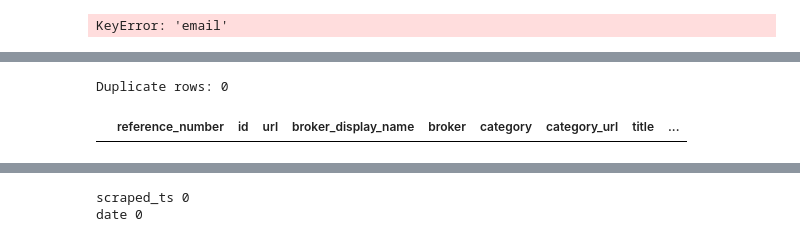
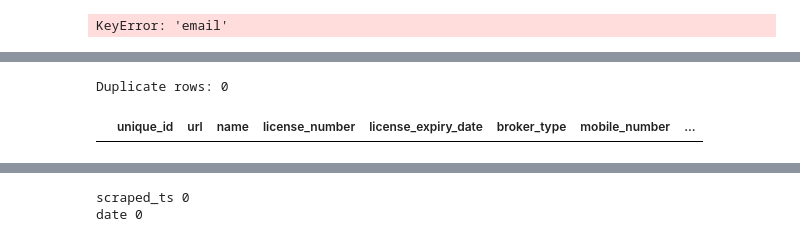
Before and after one commit to Devika-p-das/hw-training, a Jupyter notebook: 2026-07-27/qa.ipynb, the cells around one changed output, grey strips where cells are left out. Cells and saved outputs as stored; diff of their text form; code cells hidden in the pictures.

```diff
--- a/2026-07-27/qa.ipynb
+++ b/2026-07-27/qa.ipynb
@@ -205,7 +141,7 @@ FAIL: Differences, missing values, or non-uppercase values found.
 # %%
 import pandas as pd
 
-file_path = "/home/user/Downloads/dari_ae_2026_10_04.json"
+file_path = "/home/user/Downloads/dubizzle_uae_2026_10_04.json"
 chunk_size = 10_000
 
 issue_examples = {}
@@ -279,7 +228,7 @@ No whitespace issues found.
 import pandas as pd
 import json
 
-file_path = "/home/user/Downloads/bayut_uae_2026_10_15.json"
+file_path = "/home/user/Downloads/dubizzle_uae_2026_10_04.json"
 chunk_size = 10_000
 
 for chunk_no, chunk in enumerate(
@@ -804,7 +744,7 @@ QA failed: FileNotFoundError: File /home/user/Downloads/dubizzle_uae_2026_10_02.
 import pandas as pd
 import json
 
-file_path = "/home/user/Downloads/qatarliving_qat_2026_10_04.json"
+file_path = "/home/user/Downloads/bayut_uae_2026_11_02.json"
 
 try:
     df = pd.read_json(file_path, lines=True)
@@ -972,0 +928,20 @@ df = df.apply(
+# %%
+import pandas as pd
+import json
+
+file_path = "/home/user/Downloads/bhgre_2026_11_05.json"
+
+# Load JSON array
+df = pd.read_json(file_path, orient="records")
+
+# Convert list/dict columns into strings
+for col in df.columns:
+    if df[col].map(lambda x: isinstance(x, (list, dict))).any():
+        df[col] = df[col].map(
+            lambda x: json.dumps(x, sort_keys=True)
+            if isinstance(x, (list, dict))
+            else x
+        )
+
+print("Total records:", len(df))
+print("Total columns:", len(df.columns))
@@ -1314,11 +1239,11 @@ TypeError: 'Series' object is not callable
 # %%
 duplicates = (
-    df[df["id"].duplicated(keep=False)]
-    .sort_values("id")
+    df[df["url"].duplicated(keep=False)]
+    .sort_values("url")
 )
 
 print(f"Duplicate rows: {len(duplicates)}")
 display(duplicates)
 # %% [output]
 Duplicate rows: 0
-|  | reference_number | id | url | broker_display_name | broker | category | category_url | title | ... |
+|  | unique_id | url | name | license_number | license_expiry_date | broker_type | mobile_number | ... |
```
Also changed, not shown: parts of 57 cells of this notebook, 10 other files.
